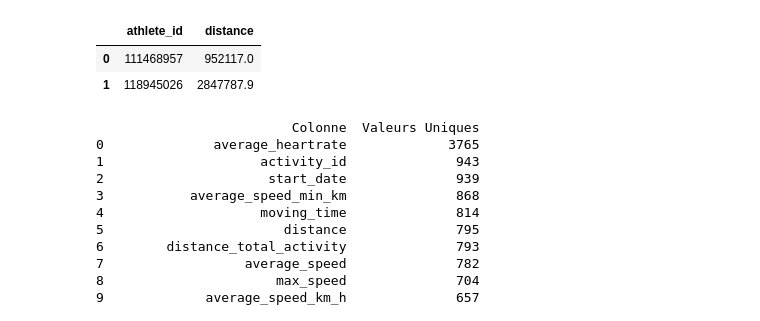
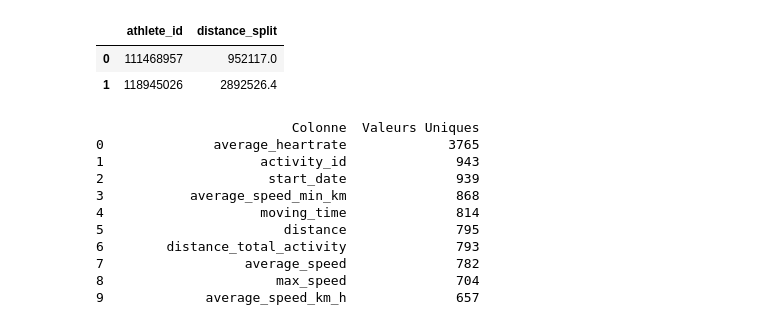
Before and after one commit to MathisGH/testAppStrava, a Jupyter notebook: notebook_strava.ipynb, the cells around one changed output. Drawn from its saved outputs; the diff is of its cells as text; code cells hidden in the pictures.

```diff
--- a/notebook_strava.ipynb
+++ b/notebook_strava.ipynb
@@ -13,7 +13,8 @@ df = df.drop(columns = ['photo_count', 'from_accepted_tag', 'achievement_count',
                         'upload_id', 'upload_id_str', 'external_id', 'from_accepted_tag', 'pr_count', 'total_photo_count', 'has_kudoed', 'location_country', 'location_city', 'start_date_local',
                         'display_hide_heartrate_option', 'elapsed_time', 'utc_offset', 'device_watts', 'workout_type', 'type', 'resource_state', 'timezone', 'elev_low', 'elev_high', 'manual', 'kilojoules',
                         'perceived_exertion', 'prefer_perceived_exertion', 'segment_efforts', 'description', 'stats_visibility', 'hide_from_home', 'photos', 'similar_activities', 'device_name', 'message',
-                        'gear', 'gear_id', 'embed_token', 'errors', 'splits_standard', 'has_heartrate', 'available_zones', 'private', 'visibility', 'heartrate_opt_out', 'calories', 'average_temp', 'name'
+                        'gear', 'gear_id', 'embed_token', 'errors', 'splits_standard', 'has_heartrate', 'available_zones', 'private', 'visibility', 'heartrate_opt_out', 'calories', 'average_temp', 'name',
+                        'athlete_count', 'average_cadence', 'best_efforts'
 
        ])
 # %%
@@ -28,11 +29,10 @@ df['average_speed_min_km'] = 60 / df['average_speed_km_h'] # vitesse en min/km
 df['max_speed_km_h_activity'] = df['max_speed'] * 3.6 # vitesse en km/h
 df['max_speed_min_km_activity'] = 60 / df['max_speed_km_h_activity'] # vitesse en min/km
 df = df.drop(columns=["average_speed", 'max_speed']) # Puis on les enlève car on en n'a plus besoin
-df['average_cadence'] = df['average_cadence'] * 2 # Je suppose que ça doit être x2 (?)
 df['start_date'] = pd.to_datetime(df['start_date'])
 # Car les colonnes dans les splits sont aussi nommées comme ça -->
 df = df.rename(columns = {'distance' : 'distance_activity', 'moving_time' : 'moving_time_activity', 'average_speed' : 'average_speed_activity', 'average_speed_km_h' : 'average_speed_km_h_activity',
-                          'average_speed_min_km' : 'average_speed_min_km_activity', 'average_cadence' : 'average_cadence_activity', 'average_heartrate' : 'average_heartrate_activity',
+                          'average_speed_min_km' : 'average_speed_min_km_activity', 'average_heartrate' : 'average_heartrate_activity',
                           'total_elevation_gain' : 'elevation_gain_activity', 'average_heartrate' : 'average_heartrate_activity', 'max_heartrate' : 'max_heartrate_activity',
                           'max_speed' : 'max_speed_activity', 'average_watts' : 'average_watts_activity', 'max_watts' : 'max_watts_activity', 'weighted_average_watts' : 'weighted_average_watts_activity'})
 # Car les colonnes dans les splits sont aussi nommées comme ça
@@ -56,19 +56,34 @@ df['cumulative_distance_swim'] = cumulative_distance(df, 'Swim')
 # Convertir en liste de dictionnaires
 df["splits_metric"] = df["splits_metric"].apply(lambda x: ast.literal_eval(x) if isinstance(x, str) else x)
 
-# Explosion des splits
+# Explosion des splits puis des laps
 df_splits_metric = df.explode("splits_metric").reset_index(drop=True)
 
-# Extraction des valeurs de chaque split dans des colonnes distinctes
+# Extraction des valeurs de chaque split (puis laps) dans des colonnes distinctes
 df_splits_metric = pd.concat([df_splits_metric.drop(columns=["splits_metric"]), df_splits_metric["splits_metric"].apply(pd.Series)], axis=1)
 df = df.drop(columns=["splits_metric"]) # Puis on l'enlève car on en n'a plus besoin
+
+df_laps = df.explode("laps").reset_index(drop=True) # Explosion des laps
+df_laps = pd.concat([df_laps.drop(columns=["laps"]), df_laps["laps"].apply(pd.Series)], axis=1)
+df = df.drop(columns=["laps"]) # Puis on l'enlève car on en n'a plus besoin
 
 # === Data processing pour les splits (df_splits_metric) ===
 
 df_splits_metric['start_date'] = pd.to_datetime(df_splits_metric['start_date'])
 df_splits_metric = df_splits_metric.rename(columns = {'distance' : 'distance_split', 'moving_time' : 'moving_time_split', 'average_speed' : 'average_speed_split',
-                                                      'average_speed_km_h' : 'average_speed_km_h_split', 'average_speed_min_km' : 'average_speed_min_km_split', 'average_cadence' : 'average_cadence_split',
+                                                      'average_speed_km_h' : 'average_speed_km_h_split', 'average_speed_min_km' : 'average_speed_min_km_split',
                                                       'average_heartrate' : 'average_heartrate_split'})
+
+
+# === Extraction des splits et laps dans df_splits_metric ===
+
+df_split_laps = df_splits_metric.explode("laps").reset_index(drop=True) # Explosion des laps
+df_split_laps = pd.concat([df_split_laps.drop(columns=["laps"]), df_split_laps["laps"].apply(pd.Series)], axis=1)
+df_splits_metric = df_splits_metric.drop(columns=["laps"]) # Puis on l'enlève car on en n'a plus besoin
+
+df_split_split = df_splits_metric.explode("split").reset_index(drop=True) # Explosion des splits
+df_split_split = pd.concat([df_split_split.drop(columns=["split"]), df_split_split["split"].apply(pd.Series)], axis=1)
+df_splits_metric = df_splits_metric.drop(columns=["split"]) # Puis on l'enlève car on en n'a plus besoin
 # %%
 print(df.columns)
 print(len(df))
@@ -113,12 +134,12 @@ df_splits_metric.tail()
 # %%
-total_distance = df_splits_metric.groupby('athlete_id')['distance'].sum()
+total_distance = df_splits_metric.groupby('athlete_id')['distance_split'].sum()
 total_distance = pd.DataFrame(total_distance).reset_index()
 total_distance = total_distance.rename(columns = {'distance_total_activity' : 'total_distance'})
 total_distance
 # %% [output]
-|  | athlete_id | distance |
+|  | athlete_id | distance_split |
 | 0 | 111468957 | 952117.0 |
-| 1 | 118945026 | 2847787.9 |
+| 1 | 118945026 | 2892526.4 |
 # %%
 unique_counts = df_splits_metric.nunique().sort_values(ascending=False) # Compte le nombre de valeurs uniques dans chaque colonne
 df_unique = pd.DataFrame({'Colonne': unique_counts.index, 'Valeurs Uniques': unique_counts.values})
```
Also changed, not shown: parts of 4 cells of this notebook, 1 other file.
